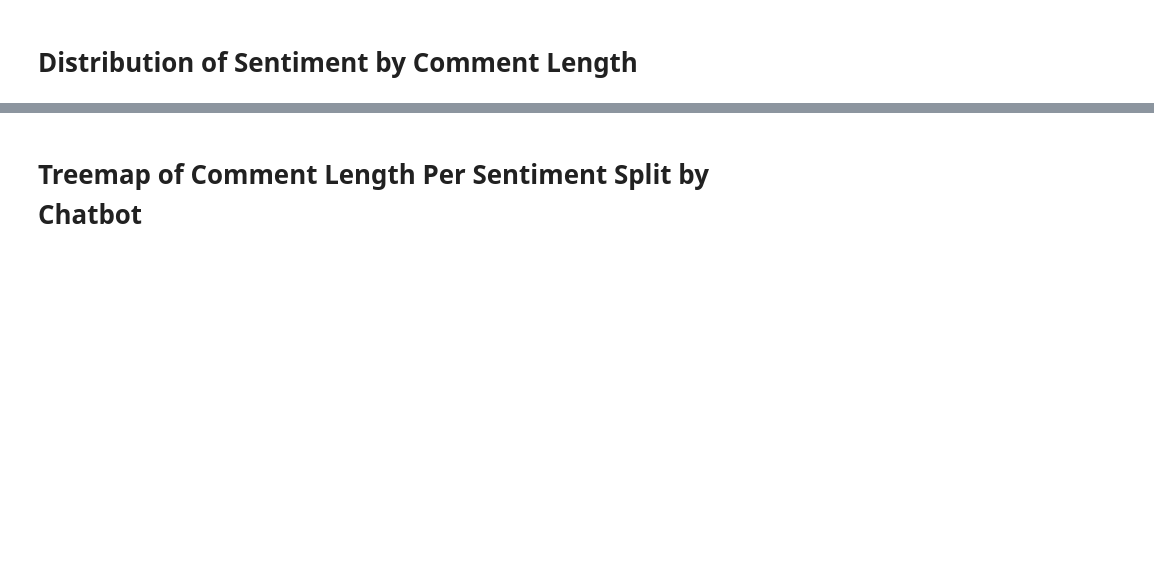
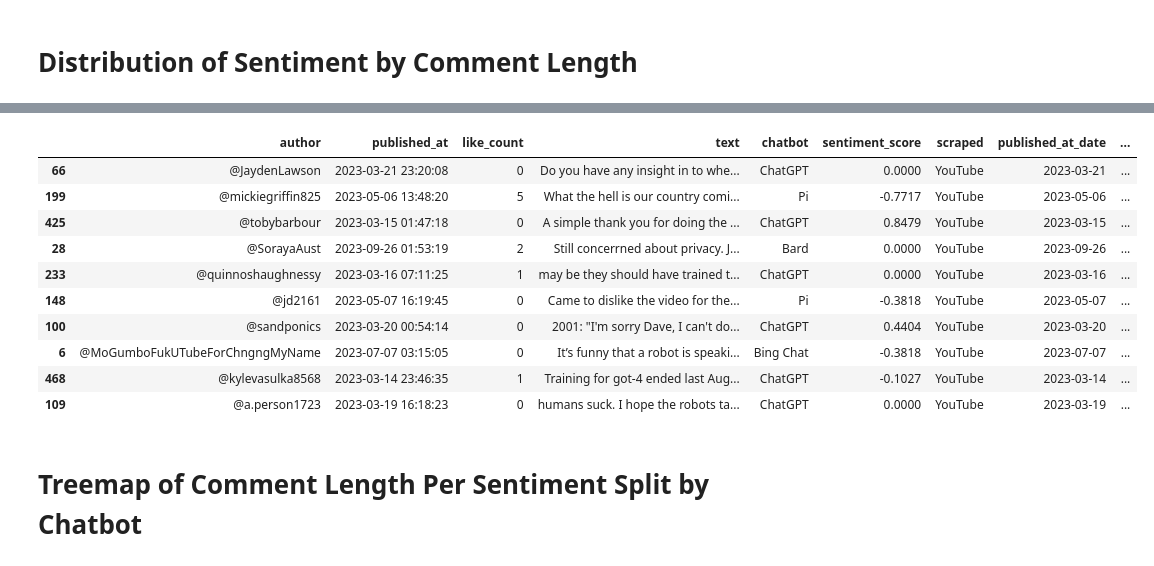
Before and after one commit to mindyng/2023-Business-Projects, a Jupyter notebook: sentiment-analysis-on-llm-chatbots.ipynb, the cells around one changed output, grey strips where cells are left out. Cells and saved outputs as stored; diff of their text form; code cells hidden in the pictures; blank space fills up the shorter version.

Commit message:
Kaggle Notebook | Sentiment Analysis on LLM Chatbots | Version 22

```diff
--- a/sentiment-analysis-on-llm-chatbots.ipynb
+++ b/sentiment-analysis-on-llm-chatbots.ipynb
@@ -1390,3 +1481,24 @@ This verified some of the above conclusions from prior time series sentiment tre
+# %%
+pattern = '|'.join(['"\n"', '\n\n'])
+
+df['clean_text'] = df['text'].str.replace(pattern, ' ')
+# %%
+# df['clean_text'] = df.apply(lambda row: clean(row['text']), axis=1)
+# df['clean_text'] = df['clean_text'].str.replace('("\n"', ' ')
+# df['clean_text'] = df['clean_text'].str.replace('("\n"', ' ')
+df.sample(10)
+# %% [output]
+|  | author | published_at | like_count | text | chatbot | sentiment_score | scraped | published_at_date | ... |
+| 66 | @JaydenLawson | 2023-03-21 23:20:08 | 0 | Do you have any insight in to whe... | ChatGPT | 0.0000 | YouTube | 2023-03-21 | ... |
+| 199 | @mickiegriffin825 | 2023-05-06 13:48:20 | 5 | What the hell is our country comi... | Pi | -0.7717 | YouTube | 2023-05-06 | ... |
+| 425 | @tobybarbour | 2023-03-15 01:47:18 | 0 | A simple thank you for doing the ... | ChatGPT | 0.8479 | YouTube | 2023-03-15 | ... |
+| 28 | @SorayaAust | 2023-09-26 01:53:19 | 2 | Still concerrned about privacy. J... | Bard | 0.0000 | YouTube | 2023-09-26 | ... |
+| 233 | @quinnoshaughnessy | 2023-03-16 07:11:25 | 1 | may be they should have trained t... | ChatGPT | 0.0000 | YouTube | 2023-03-16 | ... |
+| 148 | @jd2161 | 2023-05-07 16:19:45 | 0 | Came to dislike the video for the... | Pi | -0.3818 | YouTube | 2023-05-07 | ... |
+| 100 | @sandponics | 2023-03-20 00:54:14 | 0 | 2001: "I'm sorry Dave, I can't do... | ChatGPT | 0.4404 | YouTube | 2023-03-20 | ... |
+| 6 | @MoGumboFukUTubeForChngngMyName | 2023-07-07 03:15:05 | 0 | It’s funny that a robot is speaki... | Bing Chat | -0.3818 | YouTube | 2023-07-07 | ... |
+| 468 | @kylevasulka8568 | 2023-03-14 23:46:35 | 1 | Training for got-4 ended last Aug... | ChatGPT | -0.1027 | YouTube | 2023-03-14 | ... |
+| 109 | @a.person1723 | 2023-03-19 16:18:23 | 0 | humans suck. I hope the robots ta... | ChatGPT | 0.0000 | YouTube | 2023-03-19 | ... |
 # %% [markdown]
 # Treemap of Comment Length Per Sentiment Split by Chatbot
 # %% [markdown]
```
Also changed, not shown: parts of 18 cells of this notebook.
